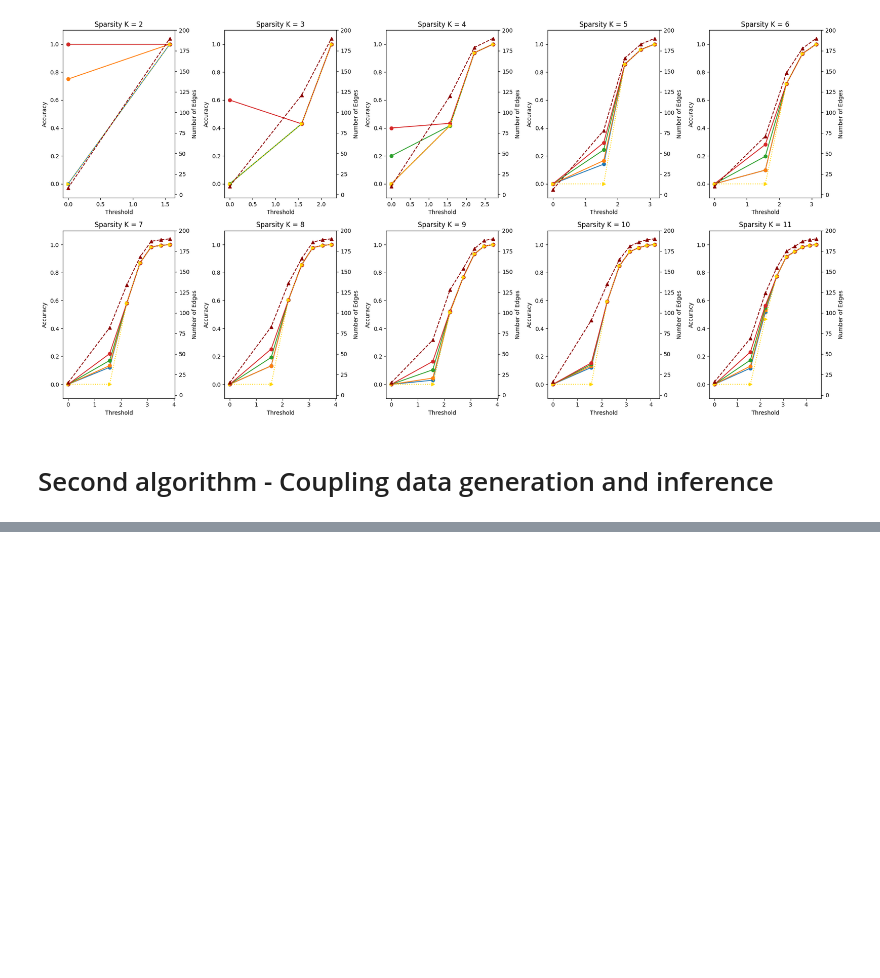
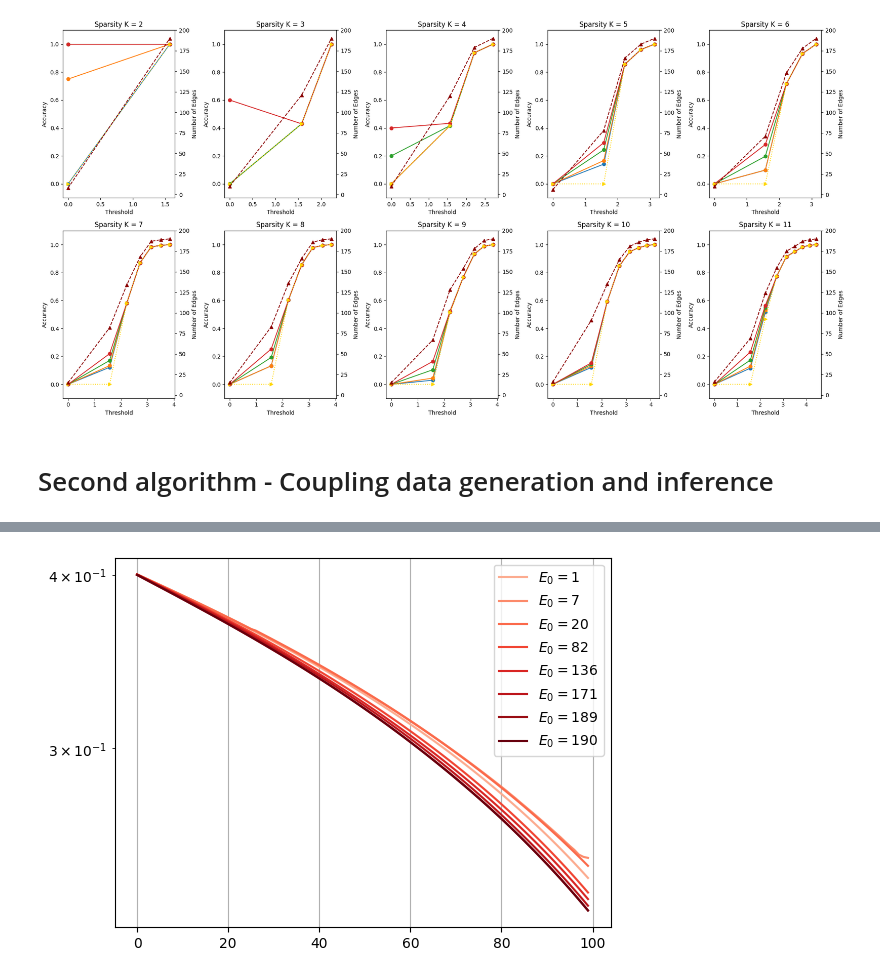
Before and after one commit to LeoDiNino97/LearningOnGraphCellularSheaves, a Jupyter notebook: ToyCase.ipynb, the cells around one changed output, grey strips where cells are left out. Cells and saved outputs as stored; diff of their text form; code cells hidden in the pictures; blank space fills up the shorter version.

```diff
--- a/ToyCase.ipynb
+++ b/ToyCase.ipynb
@@ -978,0 +985,29 @@ plt.show()
+# %%
+G = GrassmanGraph(20, 20, 8, SNR = 40, basis_mode = 'Canonic', snaps = 1000)
+S = SheafInference(G, 1e2)
+
+distortions = {}
+for t in tqdm(G.ths):
+    _, _, Lf = S.graph_solver(len(G.graphs[t]))
+    distortions[t] = np.zeros(100)
+    _, U = np.linalg.eig(Lf)
+    Y = np.vstack([G.signals[v] for v in range(G.N)])
+
+    X = BOMP(Y, U, 200)
+    distortions[t] = np.array([np.linalg.norm(Y - U @ X[k])*0.001 for k in X.keys()])
+# %%
+markers = ['o', 's', '^', 'D', 'v', '<', '>', '*']
+colors = plt.cm.Reds(np.linspace(0.3, 1, len(G.ths)))  # Shades of red
+
+# Plot each line with unique marker and color
+for idx, t in enumerate(G.ths):
+    plt.plot(range(0, 100), distortions[t], label=f'$E_0 = ${len(G.graphs[t])}',
+             color=colors[idx], linestyle='-', markersize=6)
+
+# Add grid and legend
+plt.grid(True)
+plt.yscale('log')
+plt.legend()
+plt.show()
+# %% [output]
+[figure, added]
```
Also changed, not shown: parts of 10 cells of this notebook.
